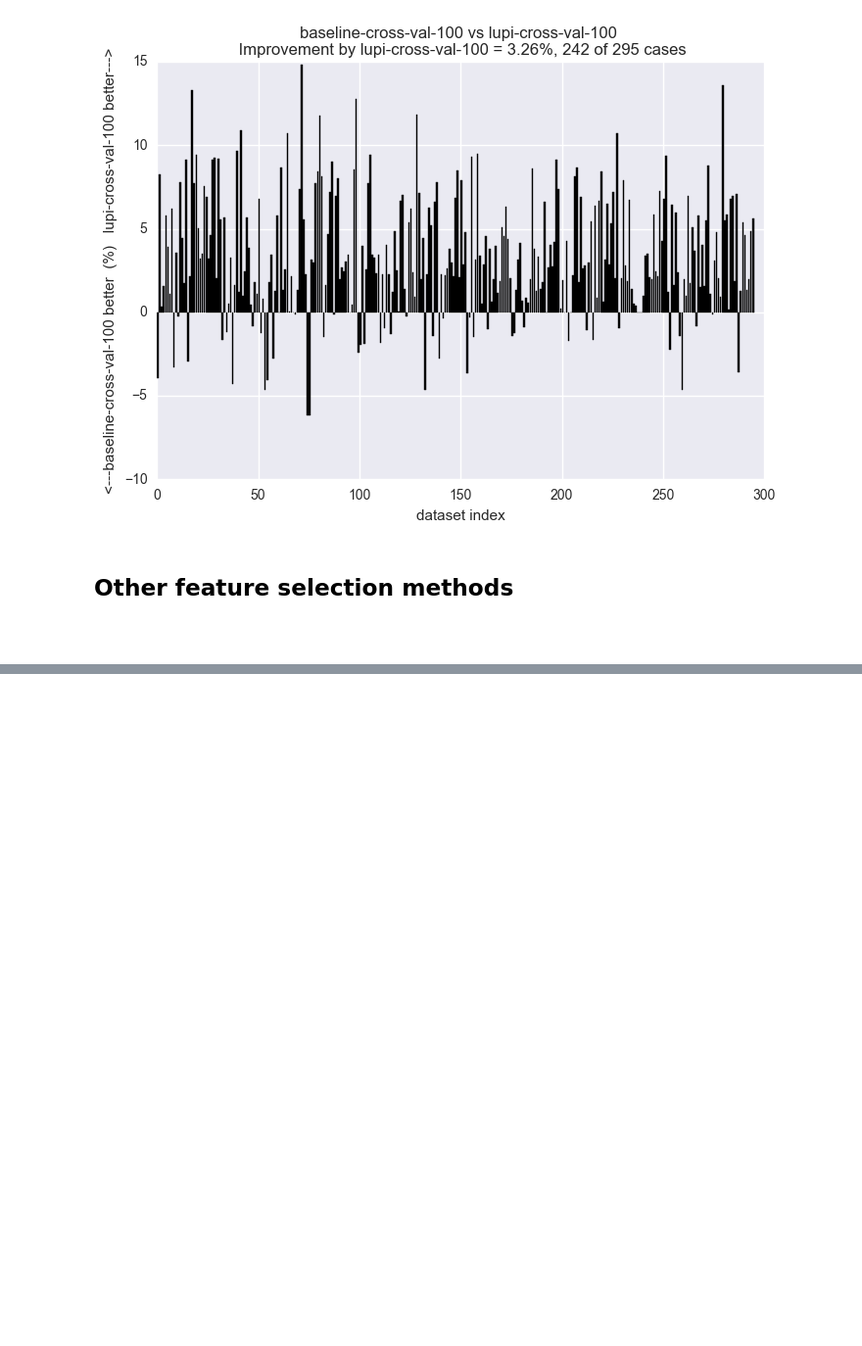
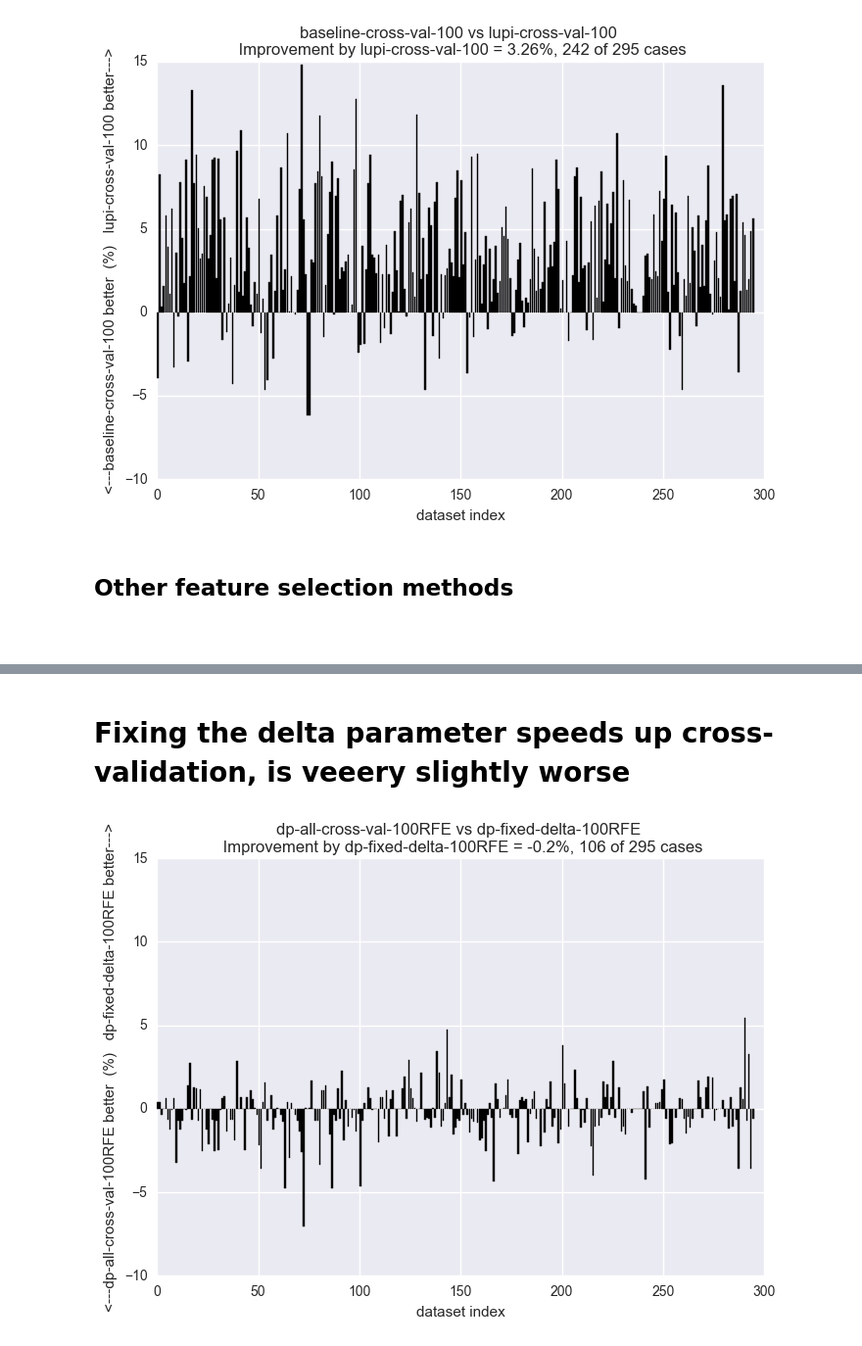
Before and after one commit to jt86/Notebooks, a Jupyter notebook: LUFeNotebook.ipynb, the cells around one changed output, grey strips where cells are left out. Shown: that part at 98% size. Cells and saved outputs as stored; diff of their text form; code cells hidden in the pictures; blank space fills up the shorter version.

```diff
--- a/LUFeNotebook.ipynb
+++ b/LUFeNotebook.ipynb
@@ -53,0 +120,6 @@ PNR.plot_bars(all_baseline,lufe_baseline)
+# %% [markdown]
+# Fixing the delta parameter speeds up cross-validation, is veeery slightly worse
+# %%
+PNR.plot_bars(svm_deltaplus,svm_deltaplus_fixed)
+# %% [output]
+[figure, added]
```
Also changed, not shown: parts of 12 cells of this notebook, 4 other files.
